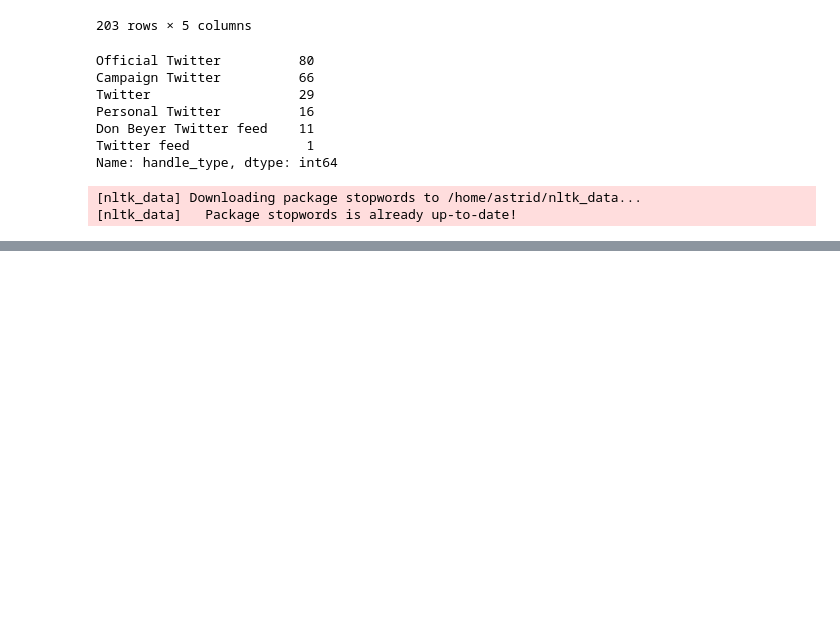
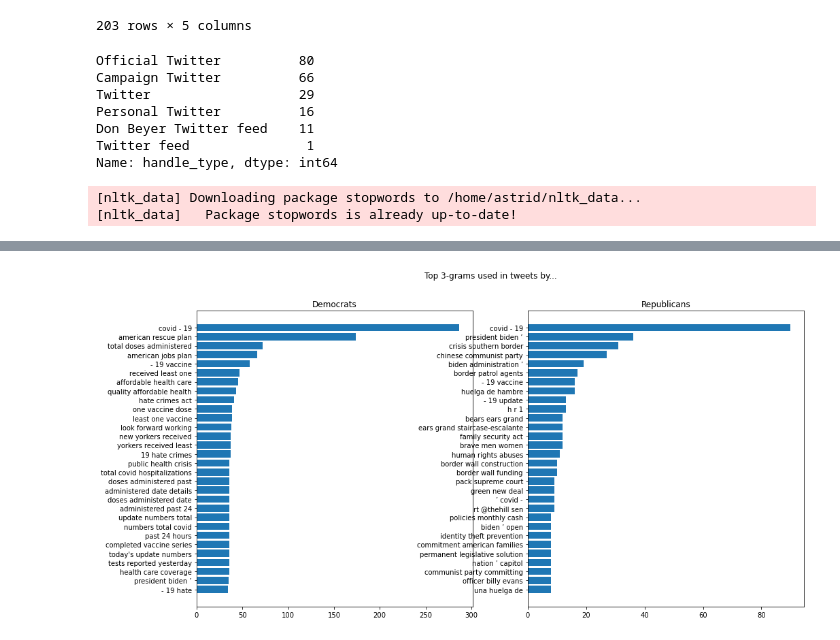
Before and after one commit to astralbijection/trans-data-analysis, a Jupyter notebook: notebooks/politician-eda.ipynb, the cells around one changed output, grey strips where cells are left out. Drawn from its saved outputs; the diff is of its cells as text; code cells hidden in the pictures; blank space fills up the shorter version.

```diff
--- a/notebooks/politician-eda.ipynb
+++ b/notebooks/politician-eda.ipynb
@@ -171,0 +161,5 @@ plot_ngrams(ax, tweet_df[tweet_df['party'] == 'Republican']['tweet'], 3)
+# %%
+plot_parties(tweet_df, 3)
+plt.show()
+# %% [output]
+[figure, added]
```
Also changed, not shown: parts of 7 cells of this notebook.
